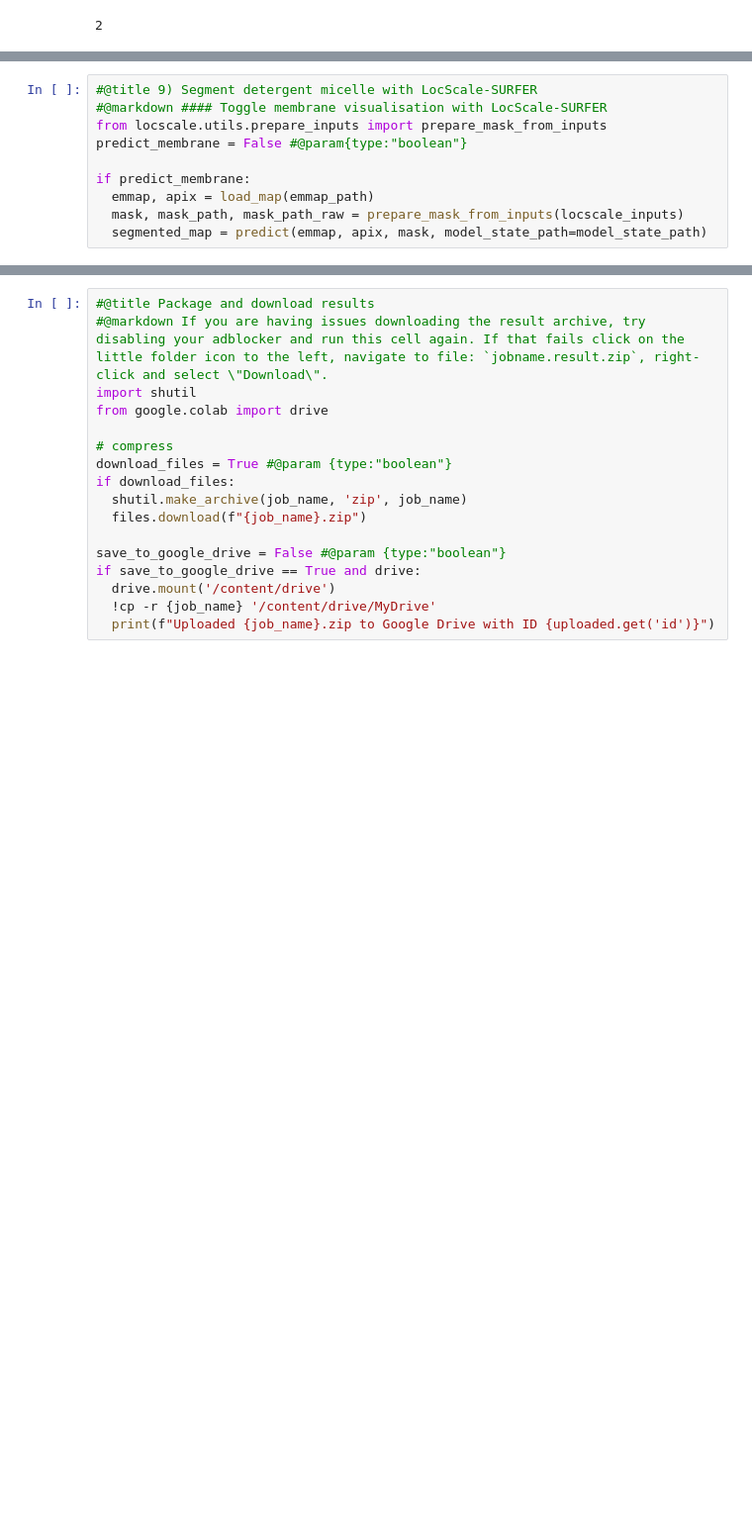
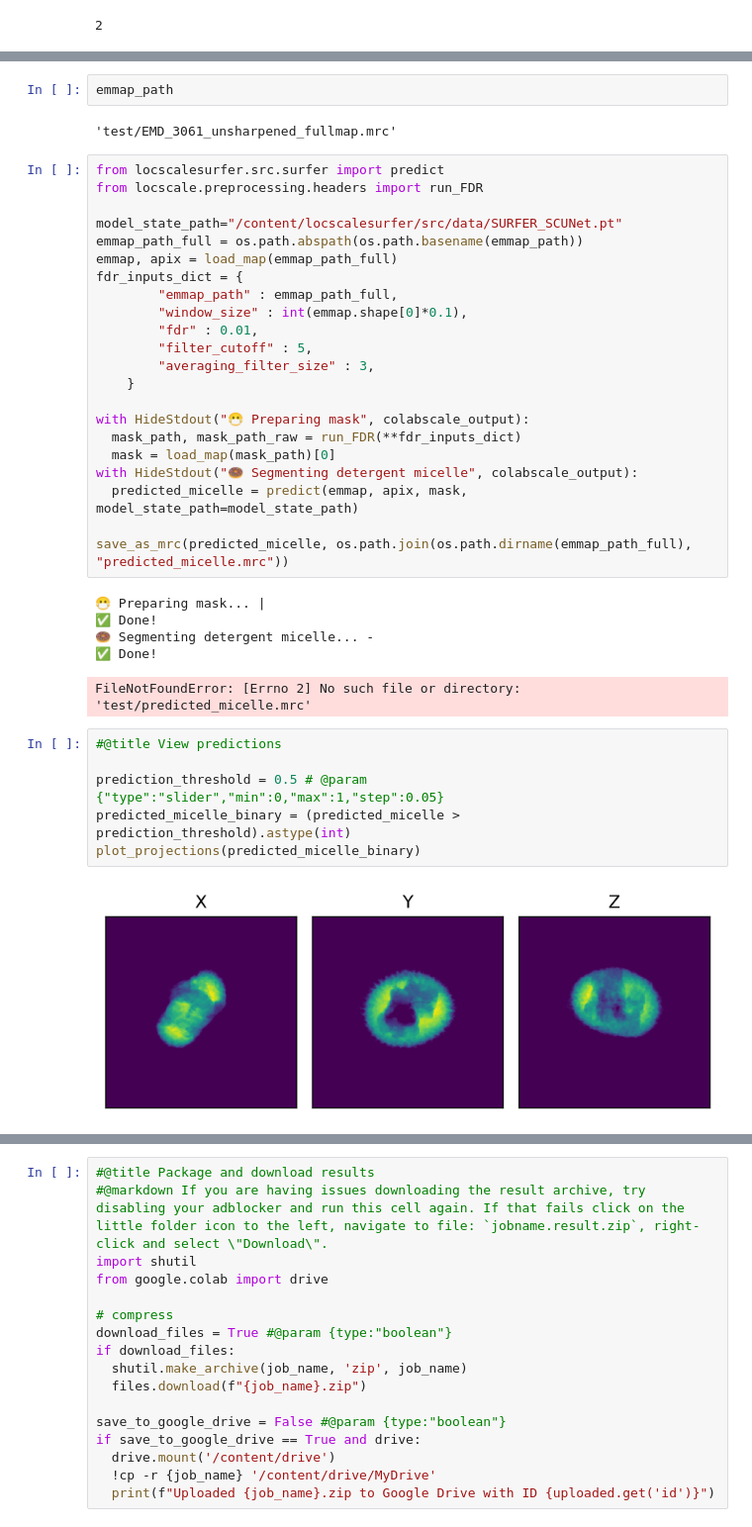
Before and after one commit to cryoTUD/ColabScale, a Jupyter notebook: ColabScale.ipynb, the cells around one changed output, grey strips where cells are left out. Shown: that part at 99% size. Cells and saved outputs as stored; diff of their text form; blank space fills up the shorter version.

Commit message:
Including locscale surfer

```diff
--- a/ColabScale.ipynb
+++ b/ColabScale.ipynb
@@ -563,10 +612,0 @@ plot_map
-# %%
-#@title 9) Segment detergent micelle with LocScale-SURFER
-#@markdown #### Toggle membrane visualisation with LocScale-SURFER
-from locscale.utils.prepare_inputs import prepare_mask_from_inputs
-predict_membrane = False #@param{type:"boolean"}
-
-if predict_membrane:
-  emmap, apix = load_map(emmap_path)
-  mask, mask_path, mask_path_raw = prepare_mask_from_inputs(locscale_inputs)
-  segmented_map = predict(emmap, apix, mask, model_state_path=model_state_path)
@@ -572,0 +633,40 @@ if predict_membrane:
+# %%
+emmap_path
+# %% [output]
+'test/EMD_3061_unsharpened_fullmap.mrc'
+# %%
+from locscalesurfer.src.surfer import predict
+from locscale.preprocessing.headers import run_FDR
+
+model_state_path="/content/locscalesurfer/src/data/SURFER_SCUNet.pt"
+emmap_path_full = os.path.abspath(os.path.basename(emmap_path))
+emmap, apix = load_map(emmap_path_full)
+fdr_inputs_dict = {
+        "emmap_path" : emmap_path_full,
+        "window_size" : int(emmap.shape[0]*0.1),
+        "fdr" : 0.01,
+        "filter_cutoff" : 5,
+        "averaging_filter_size" : 3,
+    }
+
+with HideStdout("😷 Preparing mask", colabscale_output):
+  mask_path, mask_path_raw = run_FDR(**fdr_inputs_dict)
+  mask = load_map(mask_path)[0]
+with HideStdout("🍩 Segmenting detergent micelle", colabscale_output):
+  predicted_micelle = predict(emmap, apix, mask, model_state_path=model_state_path)
+
+save_as_mrc(predicted_micelle, os.path.join(os.path.dirname(emmap_path_full), "predicted_micelle.mrc"))
+# %% [output]
+😷 Preparing mask... |
+✅ Done!
+🍩 Segmenting detergent micelle... -
+✅ Done!
+FileNotFoundError: [Errno 2] No such file or directory: 'test/predicted_micelle.mrc'
+# %%
+#@title View predictions
+
+prediction_threshold = 0.5 # @param {"type":"slider","min":0,"max":1,"step":0.05}
+predicted_micelle_binary = (predicted_micelle > prediction_threshold).astype(int)
+plot_projections(predicted_micelle_binary)
+# %% [output]
+[figure, added]
```
Also changed, not shown: parts of 7 cells of this notebook.
